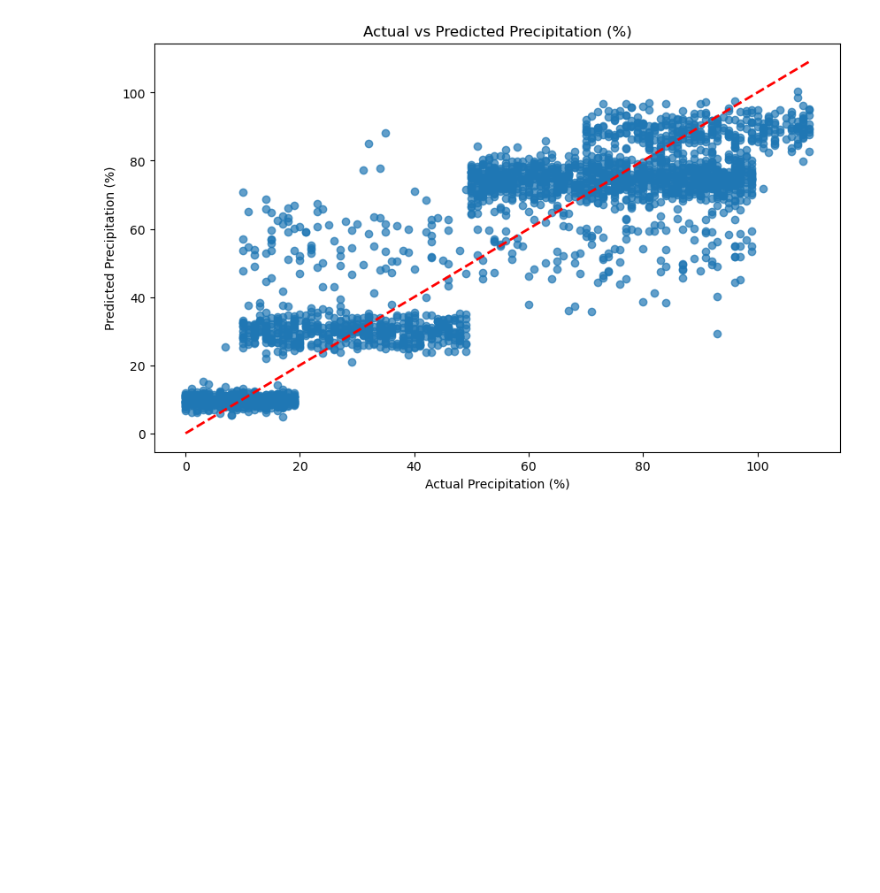
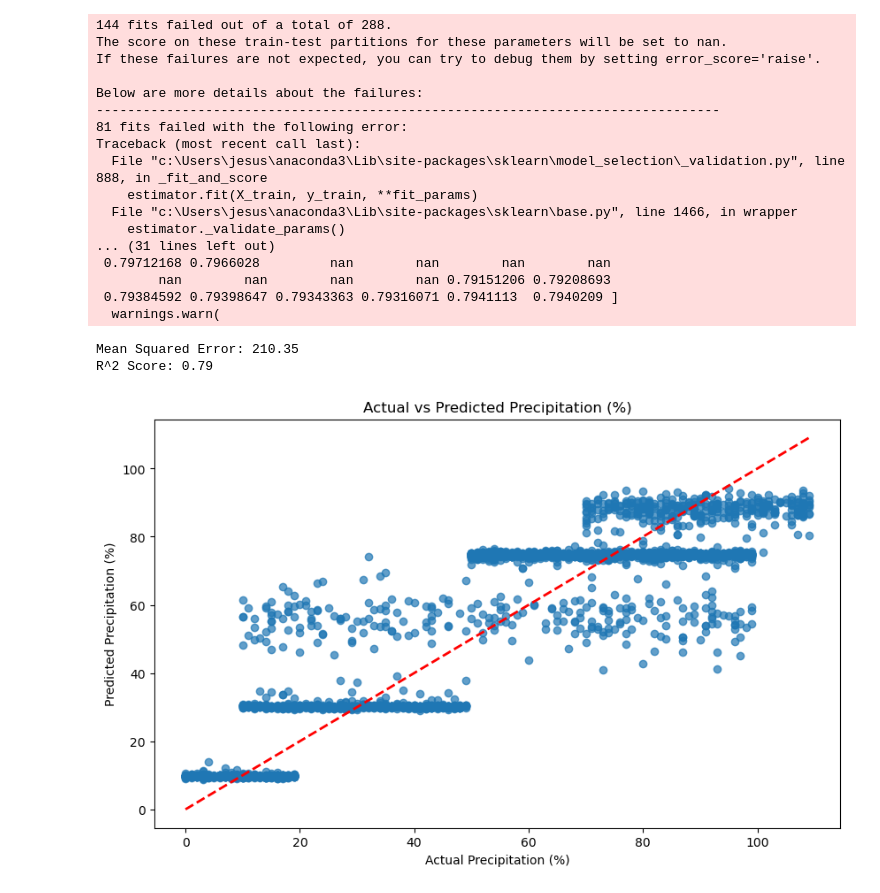
Before and after one commit to jesuserro/weather-prediction-machine-learning, a Jupyter notebook: src/8_random_forest_regressor.ipynb, the cells around one changed output. Saved outputs shown, nothing was run; the diff lists cells and outputs as text; code cells hidden in the pictures; blank space fills up the shorter version.

```diff
--- a/src/8_random_forest_regressor.ipynb
+++ b/src/8_random_forest_regressor.ipynb
@@ -1,36 +1,27 @@
 # %%
 import pandas as pd
-import numpy as np
 import matplotlib.pyplot as plt
 import seaborn as sns
-from sklearn.model_selection import train_test_split
+from sklearn.model_selection import train_test_split, GridSearchCV
 from sklearn.preprocessing import StandardScaler, LabelEncoder
 from sklearn.ensemble import RandomForestRegressor
 from sklearn.metrics import mean_squared_error, r2_score
 
 # Cargar los datos
-df = pd.read_csv('../data/processed/weather_classification_data.csv')
+data = pd.read_csv('../data/processed/weather_classification_data.csv')
 
-# Explorar los datos
-print(df.describe(include='all').T)
+# Preprocesar los datos
+# Codificar variables categóricas
+label_encoder = LabelEncoder()
+for column in data.select_dtypes(include='object').columns:
+    data[column] = label_encoder.fit_transform(data[column])
 
 # Seleccionar variable objetivo
 target = 'precipitation_(%)'
 
-# Preprocesar los datos
-# Codificar variables categóricas
-label_encoder = LabelEncoder()
-for column in df.select_dtypes(include='object').columns:
-    df[column] = label_encoder.fit_transform(df[column])
-
-# Get categorical columns
-#categorical_columns = df.select_dtypes(include='object').columns
-# Do dummies for categorical columns
-#df = pd.get_dummies(df, columns=categorical_columns)
-
 # Separar características y etiquetas
-X = df.drop(target, axis=1)
-y = df[target]
+X = data.drop(target, axis=1)
+y = data[target]
 
 # Dividir los datos en conjuntos de entrenamiento y prueba
 X_train, X_test, y_train, y_test = train_test_split(X, y, test_size=0.2, random_state=42)
@@ -40,17 +31,30 @@ scaler = StandardScaler()
 X_train_scaled = scaler.fit_transform(X_train)
 X_test_scaled = scaler.transform(X_test)
 
-# Entrenar el modelo de regresión
-regressor = RandomForestRegressor(n_estimators=100, random_state=42)
-regressor.fit(X_train_scaled, y_train)
+# Ajustar los parámetros del Random Forest
+param_grid = {
+    'n_estimators': [150, 200],
+    'max_features': ['auto', 'sqrt'],
+    'max_depth': [10, 20, None],
+    'min_samples_split': [2, 5],
+    'min_samples_leaf': [1, 2],
+    'bootstrap': [True, False]
+}
 
-# Hacer predicciones
-y_pred = regressor.predict(X_test_scaled)
+grid_search = GridSearchCV(estimator=RandomForestRegressor(), param_grid=param_grid, cv=3, n_jobs=-1, verbose=2)
+grid_search.fit(X_train_scaled, y_train)
 
-# Evaluar el modelo
+# Entrenar el modelo con los mejores parámetros
+best_params = grid_search.best_params_
+rnd_reg = RandomForestRegressor(**best_params)
+rnd_reg.fit(X_train_scaled, y_train)
+
+# Predecir
+y_pred = rnd_reg.predict(X_test_scaled)
+
+# Evaluar
 mse = mean_squared_error(y_test, y_pred)
 r2 = r2_score(y_test, y_pred)
-
 print(f'Mean Squared Error: {mse:.2f}')
 print(f'R^2 Score: {r2:.2f}')
 
@@ -83 +71,20 @@ R^2 Score: 0.78
+144 fits failed out of a total of 288.
+The score on these train-test partitions for these parameters will be set to nan.
+If these failures are not expected, you can try to debug them by setting error_score='raise'.
+
+Below are more details about the failures:
+--------------------------------------------------------------------------------
+81 fits failed with the following error:
+Traceback (most recent call last):
+  File "c:\Users\jesus\anaconda3\Lib\site-packages\sklearn\model_selection\_validation.py", line 888, in _fit_and_score
+    estimator.fit(X_train, y_train, **fit_params)
+  File "c:\Users\jesus\anaconda3\Lib\site-packages\sklearn\base.py", line 1466, in wrapper
+    estimator._validate_params()
+... (31 lines left out)
+ 0.79712168 0.7966028         nan        nan        nan        nan
+        nan        nan        nan        nan 0.79151206 0.79208693
+ 0.79384592 0.79398647 0.79343363 0.79316071 0.7941113  0.7940209 ]
+  warnings.warn(
+Mean Squared Error: 210.35
+R^2 Score: 0.79
-[figure, old version]
+[figure, new version]
```
Also changed, not shown: parts of 1 cell of this notebook.
